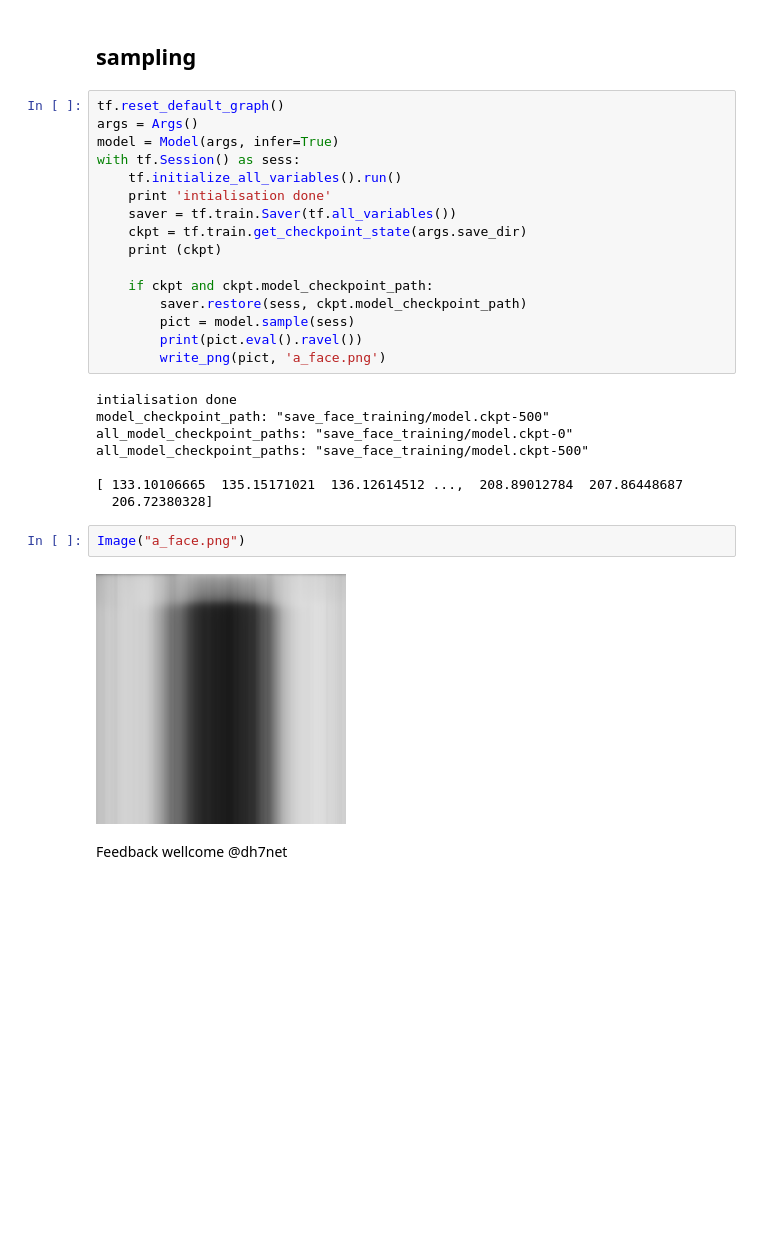
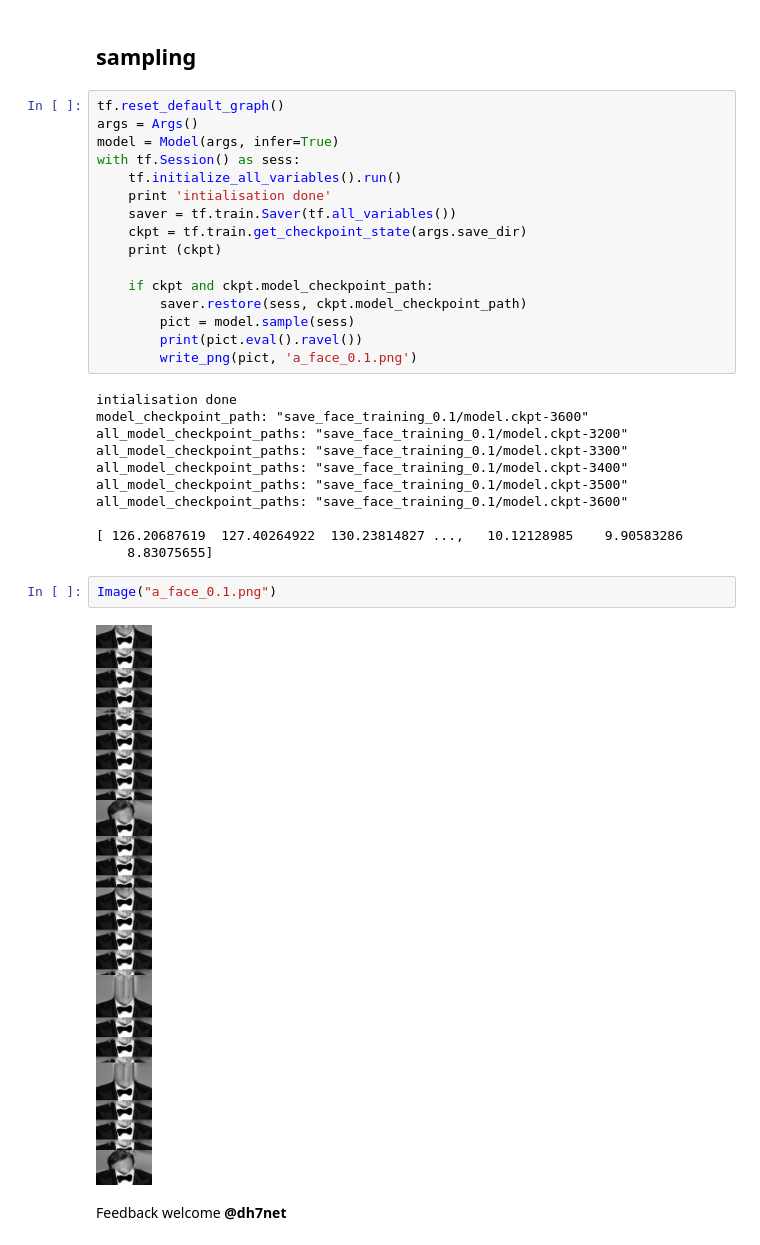
Before and after one commit to dh7/ML-Tutorial-Notebooks, a Jupyter notebook: LFW Model Face V0.1.ipynb, the cells around one changed output. Cells and saved outputs as stored; diff of their text form; blank space fills up the shorter version.

```diff
--- a/LFW Model Face V0.1.ipynb
+++ b/LFW Model Face V0.1.ipynb
@@ -359,18 +326,21 @@ with tf.Session() as sess:
         saver.restore(sess, ckpt.model_checkpoint_path)
         pict = model.sample(sess)
         print(pict.eval().ravel())
-        write_png(pict, 'a_face.png')
+        write_png(pict, 'a_face_0.1.png')
 # %% [output]
 intialisation done
-model_checkpoint_path: "save_face_training/model.ckpt-500"
-all_model_checkpoint_paths: "save_face_training/model.ckpt-0"
-all_model_checkpoint_paths: "save_face_training/model.ckpt-500"
+model_checkpoint_path: "save_face_training_0.1/model.ckpt-3600"
+all_model_checkpoint_paths: "save_face_training_0.1/model.ckpt-3200"
+all_model_checkpoint_paths: "save_face_training_0.1/model.ckpt-3300"
+all_model_checkpoint_paths: "save_face_training_0.1/model.ckpt-3400"
+all_model_checkpoint_paths: "save_face_training_0.1/model.ckpt-3500"
+all_model_checkpoint_paths: "save_face_training_0.1/model.ckpt-3600"
 
-[ 133.10106665  135.15171021  136.12614512 ...,  208.89012784  207.86448687
-  206.72380328]
+[ 126.20687619  127.40264922  130.23814827 ...,   10.12128985    9.90583286
+    8.83075655]
 # %%
-Image("a_face.png")
+Image("a_face_0.1.png")
 # %% [output]
-[figure, old version]
+[figure, new version]
-# %% [markdown]
-Feedback wellcome @dh7net
+# %% [markdown]
+Feedback welcome __@dh7net__
```
Also changed, not shown: parts of 11 cells of this notebook.
